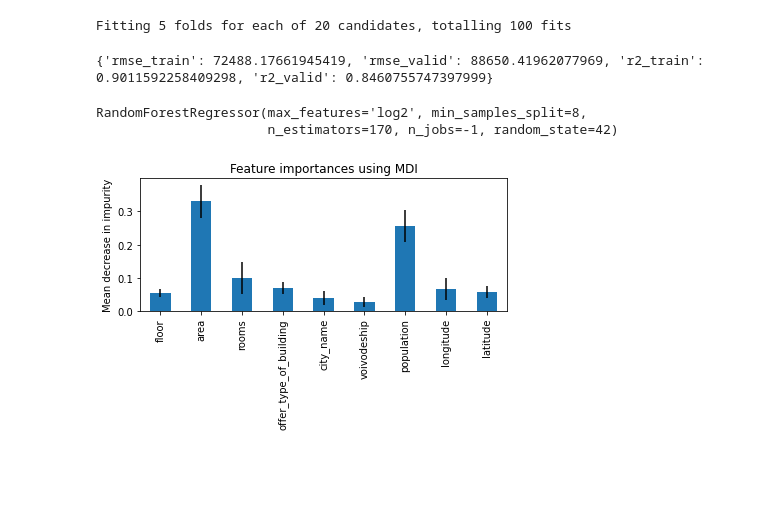
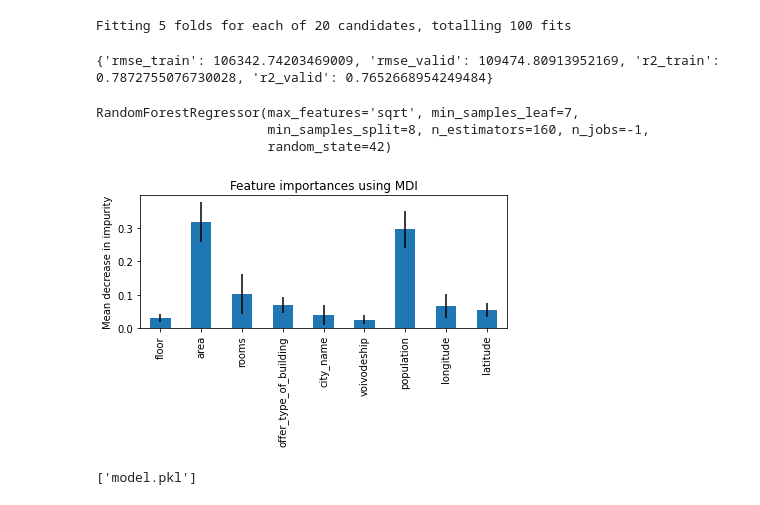
Before and after one commit to danielbaraniak/Sprinters, a Jupyter notebook: ML/notebooks/sprinters.ipynb, the cells around one changed output. Saved outputs shown, nothing was run; the diff lists cells and outputs as text; code cells hidden in the pictures; blank space fills up the shorter version.

Commit message:
Add model serialization.

```diff
--- a/ML/notebooks/sprinters.ipynb
+++ b/ML/notebooks/sprinters.ipynb
@@ -372,12 +365,17 @@ m = opt.fit(X_train, y_train)
 # %% [output]
 Fitting 5 folds for each of 20 candidates, totalling 100 fits
 # %%
-print_score(m)
+print_score(opt.best_estimator_)
 plot_importances(opt.best_estimator_, X_train.columns)
 
 opt.best_estimator_
 # %% [output]
-{'rmse_train': 72488.17661945419, 'rmse_valid': 88650.41962077969, 'r2_train': 0.9011592258409298, 'r2_valid': 0.8460755747397999}
+{'rmse_train': 106342.74203469009, 'rmse_valid': 109474.80913952169, 'r2_train': 0.7872755076730028, 'r2_valid': 0.7652668954249484}
-RandomForestRegressor(max_features='log2', min_samples_split=8,
-                      n_estimators=170, n_jobs=-1, random_state=42)
+RandomForestRegressor(max_features='sqrt', min_samples_leaf=7,
+                      min_samples_split=8, n_estimators=160, n_jobs=-1,
+                      random_state=42)
-[figure, old version]
+[figure, new version]
+# %%
+joblib.dump(opt.best_estimator_, 'model.pkl')
+# %% [output]
+['model.pkl']
```
Also changed, not shown: parts of 6 cells of this notebook, 1 other file.
